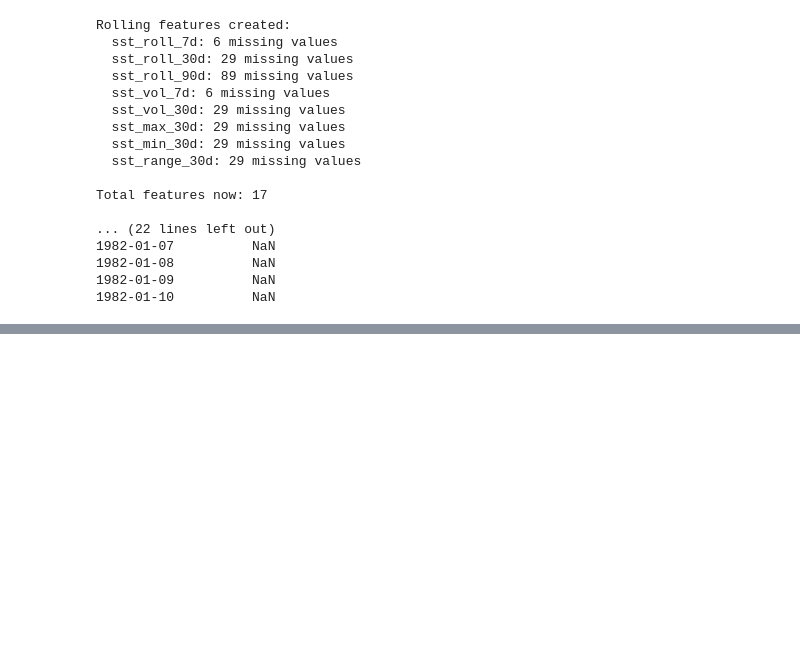
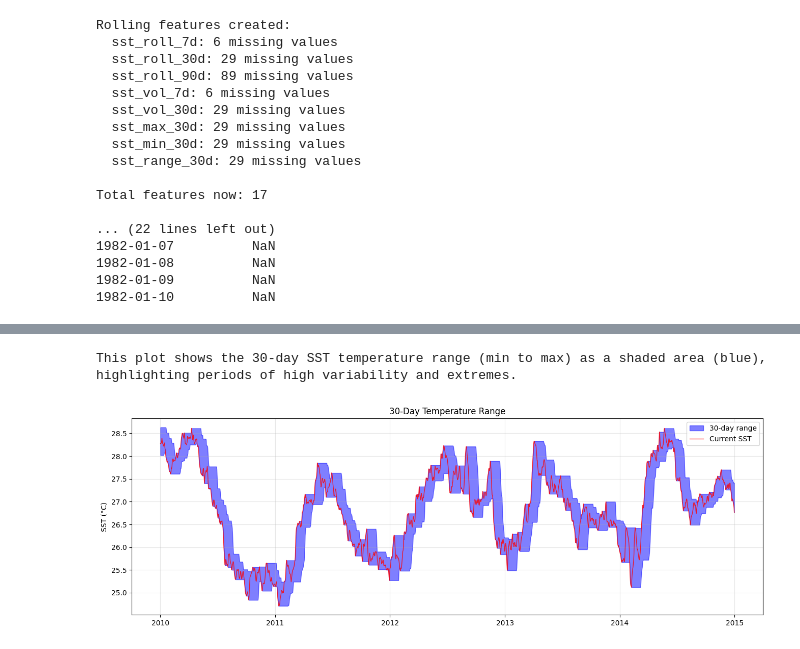
Before and after one commit to DHANA5982/Prediction-of-El-Nino-Events, a Jupyter notebook: notebooks/02_EDA.ipynb, the cells around one changed output, grey strips where cells are left out. Saved outputs shown, nothing was run; the diff lists cells and outputs as text; code cells hidden in the pictures; blank space fills up the shorter version.

```diff
--- a/notebooks/02_EDA.ipynb
+++ b/notebooks/02_EDA.ipynb
@@ -476,16 +497,20 @@ print("Periods of high SST volatility (standard deviation) often precede El Niñ
 # %%
 # Plot 3: Temperature range
-plt.figure(figsize=(14, 4))
+
+plt.figure(figsize=(16, 5))
 plt.fill_between(df_plot.index, df_plot['sst_min_30d'], df_plot['sst_max_30d'],
-                 alpha=0.3, color='blue', label='30-day range')
-plt.plot(df_plot.index, df_plot['sst'], color='red', alpha=0.8, label='Current SST')
+                 alpha=0.5, color='blue', label='30-day range')
+plt.plot(df_plot.index, df_plot['sst'], color='red', alpha=.8, label='Current SST', lw=1)
 plt.title('30-Day Temperature Range')
 plt.ylabel('SST (°C)')
 plt.legend()
 plt.grid(True, alpha=0.3)
 plt.savefig('D:/GitHub/Prediction of El-Nino Events/output/plots/sst_temp_range.png')
 
-print("This plot shows the 30-day SST temperature range (min to max) as a shaded area, highlighting periods of high variability and extremes.")
+print("This plot shows the 30-day SST temperature range (min to max) as a shaded area (blue), highlighting periods of high variability and extremes.")
+# %% [output]
+This plot shows the 30-day SST temperature range (min to max) as a shaded area (blue), highlighting periods of high variability and extremes.
+[figure, added]
 # %%
 # Plot 4: Rolling vs Current correlation
 rolling_features = ['sst_roll_7d', 'sst_roll_30d', 'sst_roll_90d', 'sst_vol_30d', 'sst_range_30d']
```
Also changed, not shown: parts of 30 cells of this notebook.
